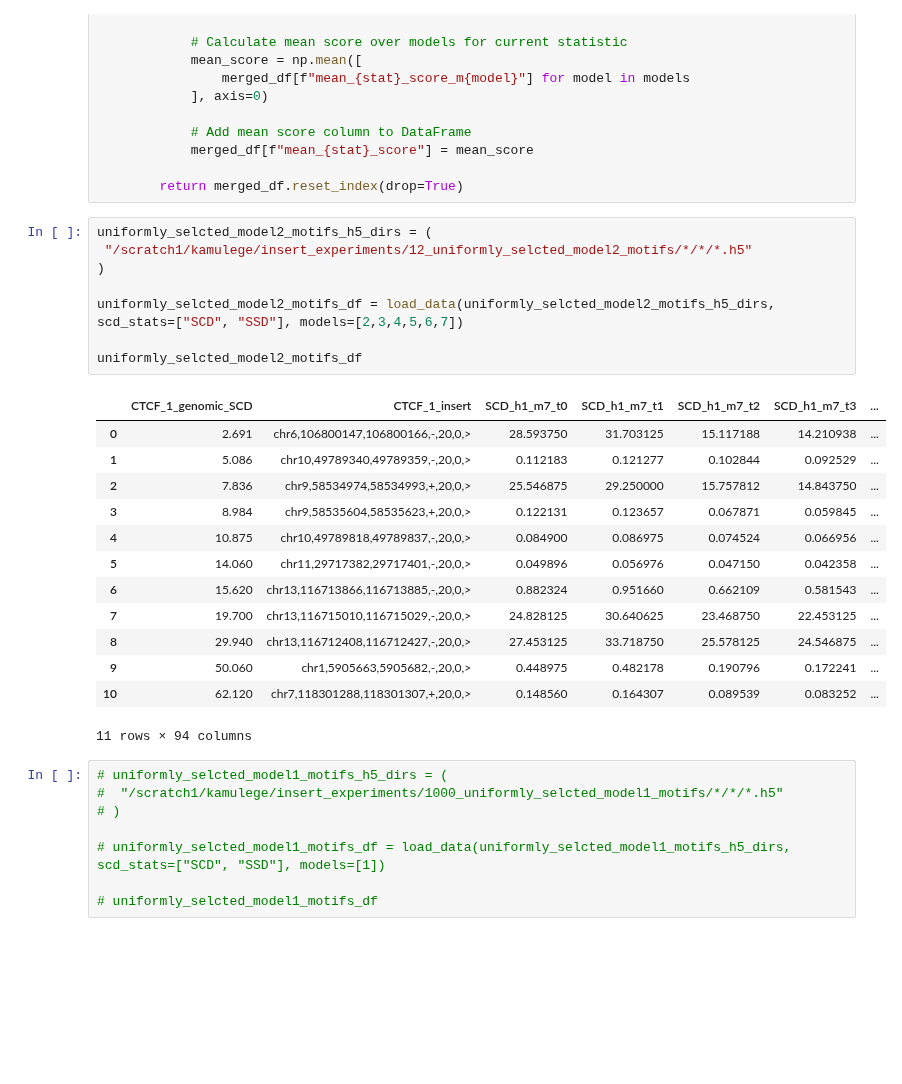
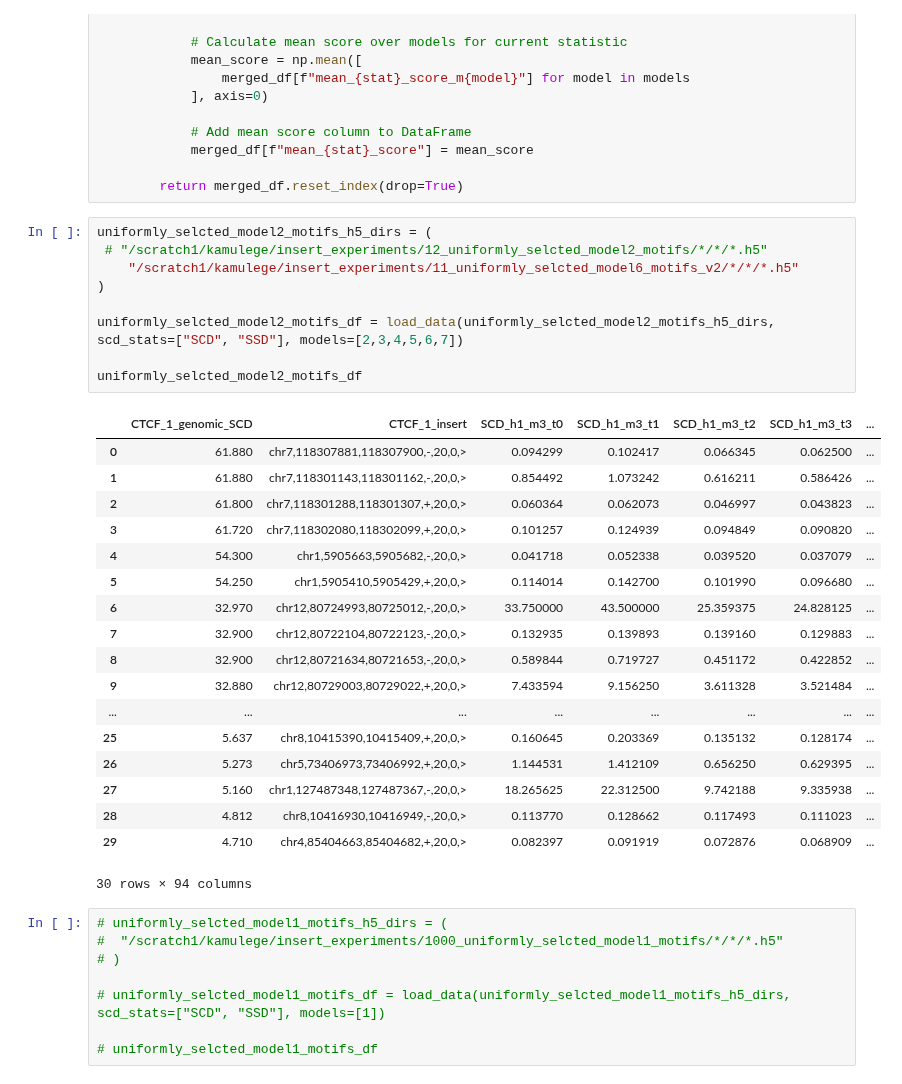
Before and after one commit to Fudenberg-Research-Group/akita_utils, a Jupyter notebook: bin/insert_experiments/analysis/CTCF_motif_deletion_vs_insertion.ipynb, the cells around one changed output. Saved outputs shown, nothing was run; the diff lists cells and outputs as text; blank space fills up the shorter version.

```diff
--- a/bin/insert_experiments/analysis/CTCF_motif_deletion_vs_insertion.ipynb
+++ b/bin/insert_experiments/analysis/CTCF_motif_deletion_vs_insertion.ipynb
@@ -62,26 +62,32 @@ def load_data(h5_dirs, scd_stats, models=[1]):
         return merged_df.reset_index(drop=True)
 # %%
 uniformly_selcted_model2_motifs_h5_dirs = (
- "/scratch1/kamulege/insert_experiments/12_uniformly_selcted_model2_motifs/*/*/*.h5"
+ # "/scratch1/kamulege/insert_experiments/12_uniformly_selcted_model2_motifs/*/*/*.h5"
+    "/scratch1/kamulege/insert_experiments/11_uniformly_selcted_model6_motifs_v2/*/*/*.h5"
 )
 
 uniformly_selcted_model2_motifs_df = load_data(uniformly_selcted_model2_motifs_h5_dirs, scd_stats=["SCD", "SSD"], models=[2,3,4,5,6,7])
 
 uniformly_selcted_model2_motifs_df
 # %% [output]
-|  | CTCF_1_genomic_SCD | CTCF_1_insert | SCD_h1_m7_t0 | SCD_h1_m7_t1 | SCD_h1_m7_t2 | SCD_h1_m7_t3 | ... |
-| 0 | 2.691 | chr6,106800147,106800166,-,20,0,> | 28.593750 | 31.703125 | 15.117188 | 14.210938 | ... |
-| 1 | 5.086 | chr10,49789340,49789359,-,20,0,> | 0.112183 | 0.121277 | 0.102844 | 0.092529 | ... |
-| 2 | 7.836 | chr9,58534974,58534993,+,20,0,> | 25.546875 | 29.250000 | 15.757812 | 14.843750 | ... |
-| 3 | 8.984 | chr9,58535604,58535623,+,20,0,> | 0.122131 | 0.123657 | 0.067871 | 0.059845 | ... |
-| 4 | 10.875 | chr10,49789818,49789837,-,20,0,> | 0.084900 | 0.086975 | 0.074524 | 0.066956 | ... |
-| 5 | 14.060 | chr11,29717382,29717401,-,20,0,> | 0.049896 | 0.056976 | 0.047150 | 0.042358 | ... |
-| 6 | 15.620 | chr13,116713866,116713885,-,20,0,> | 0.882324 | 0.951660 | 0.662109 | 0.581543 | ... |
-| 7 | 19.700 | chr13,116715010,116715029,-,20,0,> | 24.828125 | 30.640625 | 23.468750 | 22.453125 | ... |
-| 8 | 29.940 | chr13,116712408,116712427,-,20,0,> | 27.453125 | 33.718750 | 25.578125 | 24.546875 | ... |
-| 9 | 50.060 | chr1,5905663,5905682,-,20,0,> | 0.448975 | 0.482178 | 0.190796 | 0.172241 | ... |
-| 10 | 62.120 | chr7,118301288,118301307,+,20,0,> | 0.148560 | 0.164307 | 0.089539 | 0.083252 | ... |
+|  | CTCF_1_genomic_SCD | CTCF_1_insert | SCD_h1_m3_t0 | SCD_h1_m3_t1 | SCD_h1_m3_t2 | SCD_h1_m3_t3 | ... |
+| 0 | 61.880 | chr7,118307881,118307900,-,20,0,> | 0.094299 | 0.102417 | 0.066345 | 0.062500 | ... |
+| 1 | 61.880 | chr7,118301143,118301162,-,20,0,> | 0.854492 | 1.073242 | 0.616211 | 0.586426 | ... |
+| 2 | 61.800 | chr7,118301288,118301307,+,20,0,> | 0.060364 | 0.062073 | 0.046997 | 0.043823 | ... |
+| 3 | 61.720 | chr7,118302080,118302099,+,20,0,> | 0.101257 | 0.124939 | 0.094849 | 0.090820 | ... |
+| 4 | 54.300 | chr1,5905663,5905682,-,20,0,> | 0.041718 | 0.052338 | 0.039520 | 0.037079 | ... |
+| 5 | 54.250 | chr1,5905410,5905429,+,20,0,> | 0.114014 | 0.142700 | 0.101990 | 0.096680 | ... |
+| 6 | 32.970 | chr12,80724993,80725012,-,20,0,> | 33.750000 | 43.500000 | 25.359375 | 24.828125 | ... |
+| 7 | 32.900 | chr12,80722104,80722123,-,20,0,> | 0.132935 | 0.139893 | 0.139160 | 0.129883 | ... |
+| 8 | 32.900 | chr12,80721634,80721653,-,20,0,> | 0.589844 | 0.719727 | 0.451172 | 0.422852 | ... |
+| 9 | 32.880 | chr12,80729003,80729022,+,20,0,> | 7.433594 | 9.156250 | 3.611328 | 3.521484 | ... |
+| ... | ... | ... | ... | ... | ... | ... | ... |
+| 25 | 5.637 | chr8,10415390,10415409,+,20,0,> | 0.160645 | 0.203369 | 0.135132 | 0.128174 | ... |
+| 26 | 5.273 | chr5,73406973,73406992,+,20,0,> | 1.144531 | 1.412109 | 0.656250 | 0.629395 | ... |
+| 27 | 5.160 | chr1,127487348,127487367,-,20,0,> | 18.265625 | 22.312500 | 9.742188 | 9.335938 | ... |
+| 28 | 4.812 | chr8,10416930,10416949,-,20,0,> | 0.113770 | 0.128662 | 0.117493 | 0.111023 | ... |
+| 29 | 4.710 | chr4,85404663,85404682,+,20,0,> | 0.082397 | 0.091919 | 0.072876 | 0.068909 | ... |
-11 rows × 94 columns
+30 rows × 94 columns
 # %%
 # uniformly_selcted_model1_motifs_h5_dirs = (
 #  "/scratch1/kamulege/insert_experiments/1000_uniformly_selcted_model1_motifs/*/*/*.h5"
```
Also changed, not shown: parts of 5 cells of this notebook, 2 other files.
